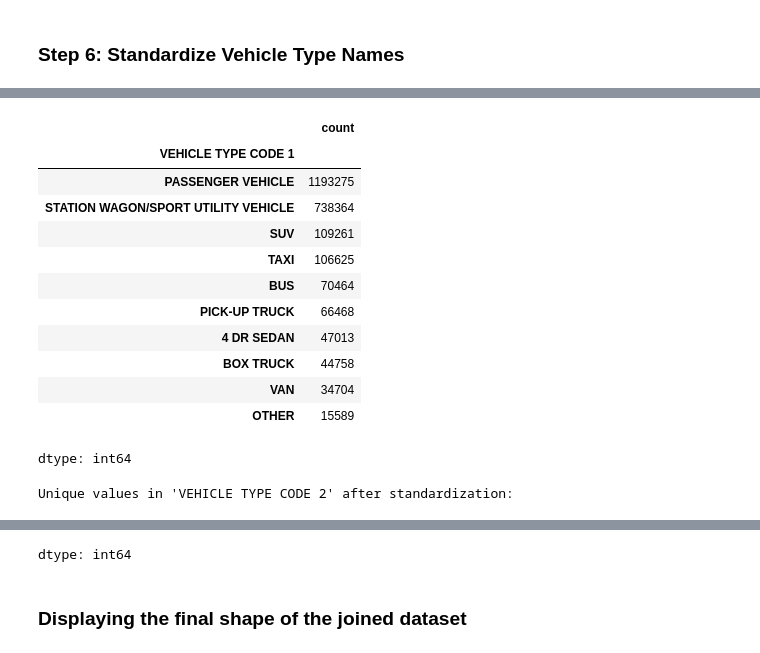
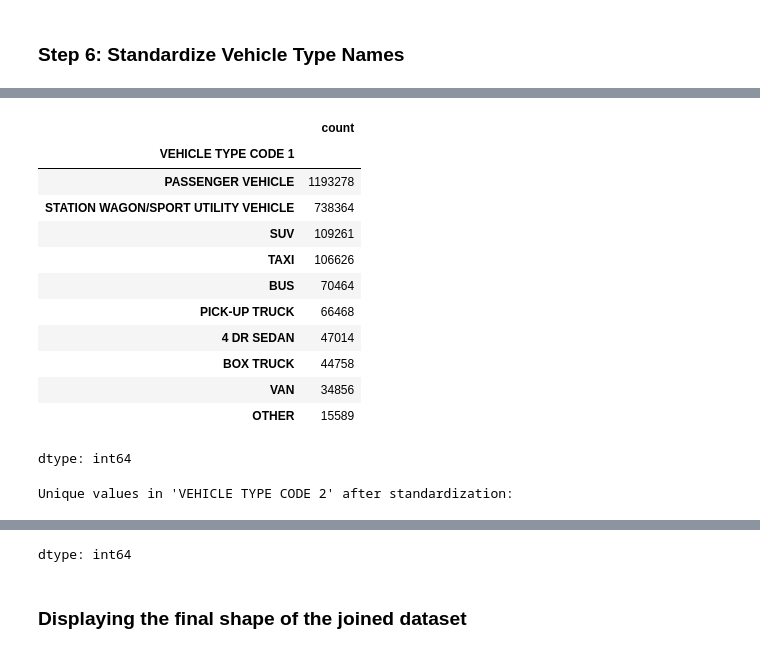
Before and after one commit to IbrahimDarwish/dataviz, a Jupyter notebook: Final_dataset_after_integration.ipynb, the cells around one changed output, grey strips where cells are left out. Drawn from its saved outputs; the diff is of its cells as text; code cells hidden in the pictures.

Commit message:
updates to vehicle types

```diff
--- a/Final_dataset_after_integration.ipynb
+++ b/Final_dataset_after_integration.ipynb
@@ -675,7 +675,7 @@ def standardize_vehicle_type(df, column):
             'ELECTRIC BIKE': 'ELECTRIC BICYCLE',
             'E-SCOOTER': 'ELECTRIC SCOOTER',
             'ELECTRIC SCOOTER': 'ELECTRIC SCOOTER',
-            'SCOOTER': 'MOPED/SCOOTER', # Re-adding scooter to ensure it's mapped
+            'SCOOTER': 'MOPED/SCOOTER',
             '3-WHEEL SCOOTER': 'MOPED/SCOOTER',
             'TRACTOR TRUCK DIES': 'TRACTOR TRUCK',
             'TRACTOR TRUCK': 'TRACTOR TRUCK',
@@ -689,7 +689,87 @@ def standardize_vehicle_type(df, column):
             '12 PA': '12 PASSENGER',
             '12 PASSENG': '12 PASSENGER',
             '4DS': '4 DR SEDAN',
-            'PARCEL VAN': 'PARCEL DELIVERY VAN'
+            'UNKNOW': 'UNKNOWN',
+            'UNMARKED V': 'VAN',
+            'MARKED VAN': 'VAN',
+            'UNKWOWN': 'UNKNOWN',
+            'UPS': 'UPS TRUCK',
+            'USPOS': 'UPS TRUCK',
+            'UPS T': 'UPS TRUCK',
+            'US MAIL #1': 'UPS TRUCK',
+            'US MAIL TR': 'UPS TRUCK',
+            'US PO': 'UPS TRUCK',
+            'USP M': 'UPS TRUCK',
+            'US POSTA': 'UPS TRUCK',
+            'USPS': 'UPS TRUCK',
+            'USPCS': 'UPS TRUCK',
+            'USPS #6530': 'UPS TRUCK',
+            'USPS #7530': 'UPS TRUCK',
+            'USPS MAIL': 'UPS TRUCK',
+            'USPS POSTA': 'UPS TRUCK',
+            'USPS/GOVT': 'UPS TRUCK',
+            'USPS2': 'UPS TRUCK',
+            'UTILI': 'UTILITY VEHICLE',
+            'UT': 'UTILITY VEHICLE',
+            'UTILITY TR': 'UTILITY VEHICLE',
+            'VA': 'VAN',
+            'VAN (TRANS': 'VAN',
+            'VAN CAMPER': 'VAN',
+            'VAN T': 'VAN',
+            'VAN TRUCK': 'VAN',
+            'VAN WH': 'VAN',
+            'VANETTE': 'VAN',
+            'VAN/TRUCK': 'VAN',
+            'VAV': 'VAN',
+            'VMS': 'VAN',
+            'WASTE TRUC': 'WASTE TRUCK',
+            'WH FORD CO': 'PASSENGER VEHICLE',
+            'WHITE AMBU': 'AMBULANCE',
+            'WORK': 'WORK VEHICLE',
+            'WORK VAN': 'WORK VEHICLE',
+            'WASTE TRUCk': 'WORK VEHICLE',
+            'WORKH': 'WORK VEHICLE',
+            'PARCEL VAN': 'PARCEL DELIVERY VAN',
+            'YELLO': 'UNKNOWN',
+            'YELLOPOWE': 'UNKNOWN',
+            'TRAILER/FL': 'TRAILER',
+            'TRL': 'TRAILER',
+            'TLR': 'TRAILER',
+            'TR-TRAILER': 'TRAILER',
+            'TRLR': 'TRAILER',
+            'TTAILER': 'TRAILER',
+            'TRANSPORTE': 'TRANSIT',
+            'TRANSIT VA': 'TRANSIT',
+            'TRUCK COMM': 'TRUCK',
+            'UHAL': 'UHAUL',
+            'U-HAUL': 'UHAUL',
+            'U HAUL TRU': 'UHAUL',
+            'U-HAUL MIN': 'UHAUL',
+            'U-HAUL TRU': 'UHAUL',
+            'UHUAL': 'UHAUL',
+            'UNK': 'UNKNOWN',
+            'UNKN': 'UNKNOWN',
+            'UNKNO': 'UNKNOWN',
+            'UNKOW': 'UNKNOWN',
+            'UNKN': 'UNKNOWN',
+            'UNKWOWN VE': 'UNKNOWN',
+            'TRACT': 'TRACTOR TRUCK',
+            'TRAC': 'TRACTOR TRUCK',
+            'TR': 'TRACTOR TRUCK',
+            'TRACK EXCA': 'TRACTOR TRUCK',
+            'TRACTOR': 'TRACTOR TRUCK',
+            'TOWER': 'TOW TRUCK',
+            'TOWTR': 'TOW TRUCK',
+            'TOW-TRUCK': 'TOW TRUCK',
+            'TOW': 'TOW TRUCK',
+            'TOWTR': 'TOW TRUCK',
+            'TOW T': 'TOW TRUCK',
+            'TOW TRUCK / WRECKER': 'TOW TRUCK',
+            'RECKER': 'TOW TRUCK',
+            'TE': 'TAXI',
+            'TK': 'TOW TRUCK',
+            'TIR': 'TOW TRUCK',
+            'TLC': 'TOW TRUCK',
         }
 
         # Apply mapping
@@ -718,16 +798,16 @@ display(df_joined['VEHICLE TYPE CODE 2'].value_counts().head(10))
 
 Unique values in 'VEHICLE TYPE CODE 1' after standardization:
 |  | count |
 | VEHICLE TYPE CODE 1 |  |
-| PASSENGER VEHICLE | 1193275 |
+| PASSENGER VEHICLE | 1193278 |
 | STATION WAGON/SPORT UTILITY VEHICLE | 738364 |
 | SUV | 109261 |
-| TAXI | 106625 |
+| TAXI | 106626 |
 | BUS | 70464 |
 | PICK-UP TRUCK | 66468 |
-| 4 DR SEDAN | 47013 |
+| 4 DR SEDAN | 47014 |
 | BOX TRUCK | 44758 |
-| VAN | 34704 |
+| VAN | 34856 |
 | OTHER | 15589 |
 dtype: int64
 Unique values in 'VEHICLE TYPE CODE 2' after standardization:
```
Also changed, not shown: parts of 1 cell of this notebook.
